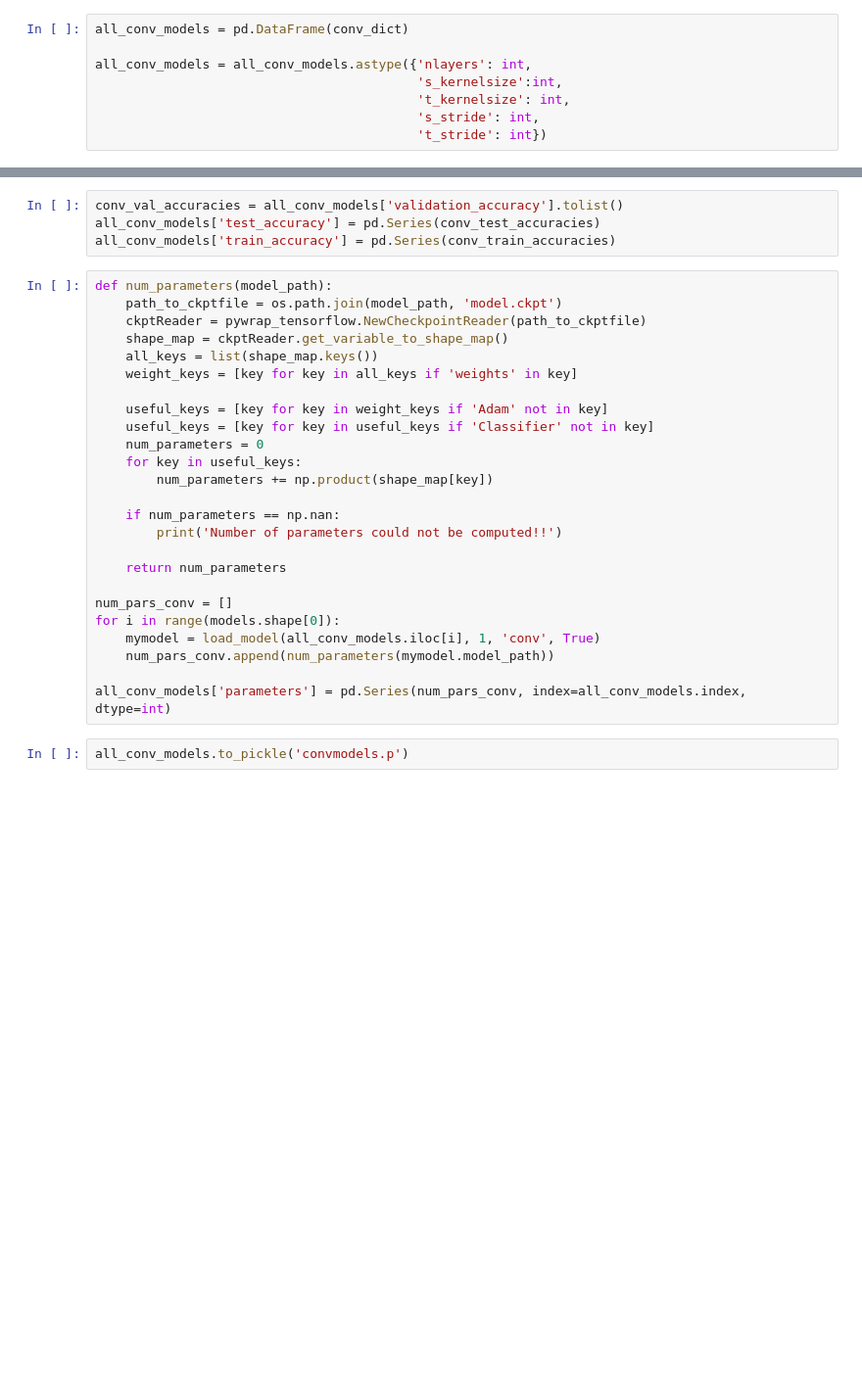
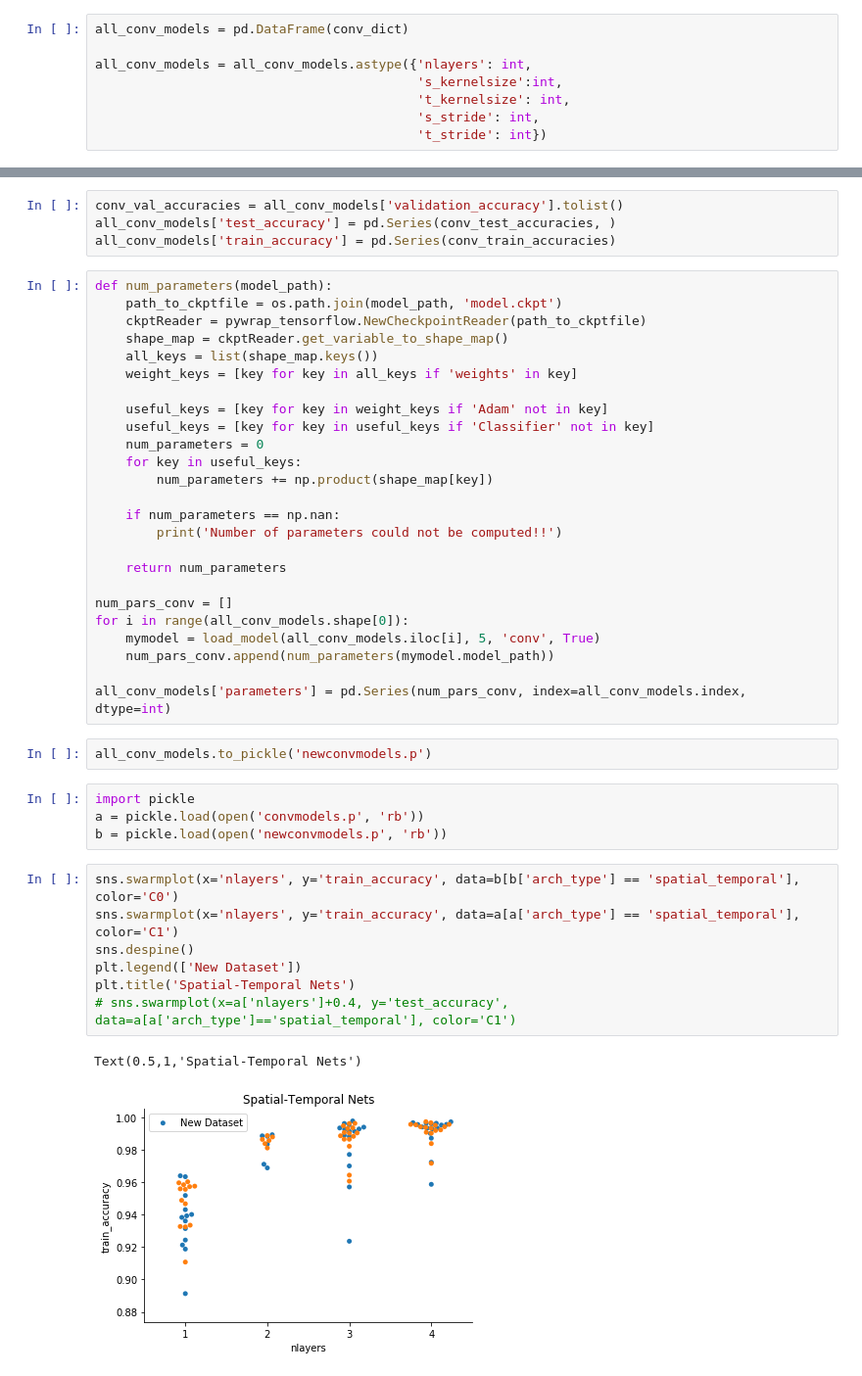
Before and after one commit to amathislab/DeepDraw, a Jupyter notebook: nn-training/ConvSearchResults.ipynb, the cells around one changed output, grey strips where cells are left out. Shown at 98% size. Drawn from its saved outputs; the diff is of its cells as text; blank space fills up the shorter version.

```diff
--- a/nn-training/ConvSearchResults.ipynb
+++ b/nn-training/ConvSearchResults.ipynb
@@ -60,6 +63,6 @@ conv_test_accuracies = [evaluate_model(
 # %%
 conv_val_accuracies = all_conv_models['validation_accuracy'].tolist()
-all_conv_models['test_accuracy'] = pd.Series(conv_test_accuracies)
+all_conv_models['test_accuracy'] = pd.Series(conv_test_accuracies, )
 all_conv_models['train_accuracy'] = pd.Series(conv_train_accuracies)
 # %%
 def num_parameters(model_path):
@@ -81,10 +84,24 @@ def num_parameters(model_path):
     return num_parameters
 
 num_pars_conv = []
-for i in range(models.shape[0]):
-    mymodel = load_model(all_conv_models.iloc[i], 1, 'conv', True)
+for i in range(all_conv_models.shape[0]):
+    mymodel = load_model(all_conv_models.iloc[i], 5, 'conv', True)
     num_pars_conv.append(num_parameters(mymodel.model_path))
 
 all_conv_models['parameters'] = pd.Series(num_pars_conv, index=all_conv_models.index, dtype=int)
 # %%
-all_conv_models.to_pickle('convmodels.p')
+all_conv_models.to_pickle('newconvmodels.p')
+# %%
+import pickle
+a = pickle.load(open('convmodels.p', 'rb'))
+b = pickle.load(open('newconvmodels.p', 'rb'))
+# %%
+sns.swarmplot(x='nlayers', y='train_accuracy', data=b[b['arch_type'] == 'spatial_temporal'], color='C0')
+sns.swarmplot(x='nlayers', y='train_accuracy', data=a[a['arch_type'] == 'spatial_temporal'], color='C1')
+sns.despine()
+plt.legend(['New Dataset'])
+plt.title('Spatial-Temporal Nets')
+# sns.swarmplot(x=a['nlayers']+0.4, y='test_accuracy', data=a[a['arch_type']=='spatial_temporal'], color='C1')
+# %% [output]
+Text(0.5,1,'Spatial-Temporal Nets')
+[figure, added]
```
Also changed, not shown: parts of 14 cells of this notebook, 8 other files.
